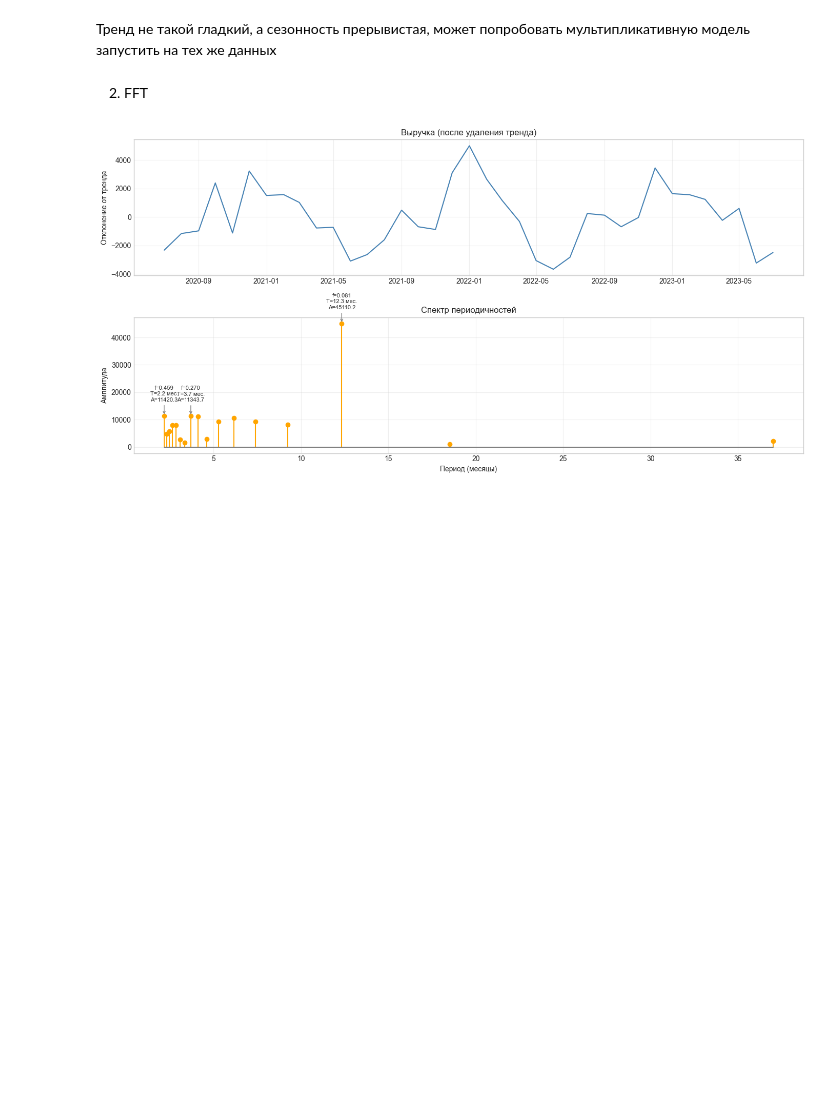
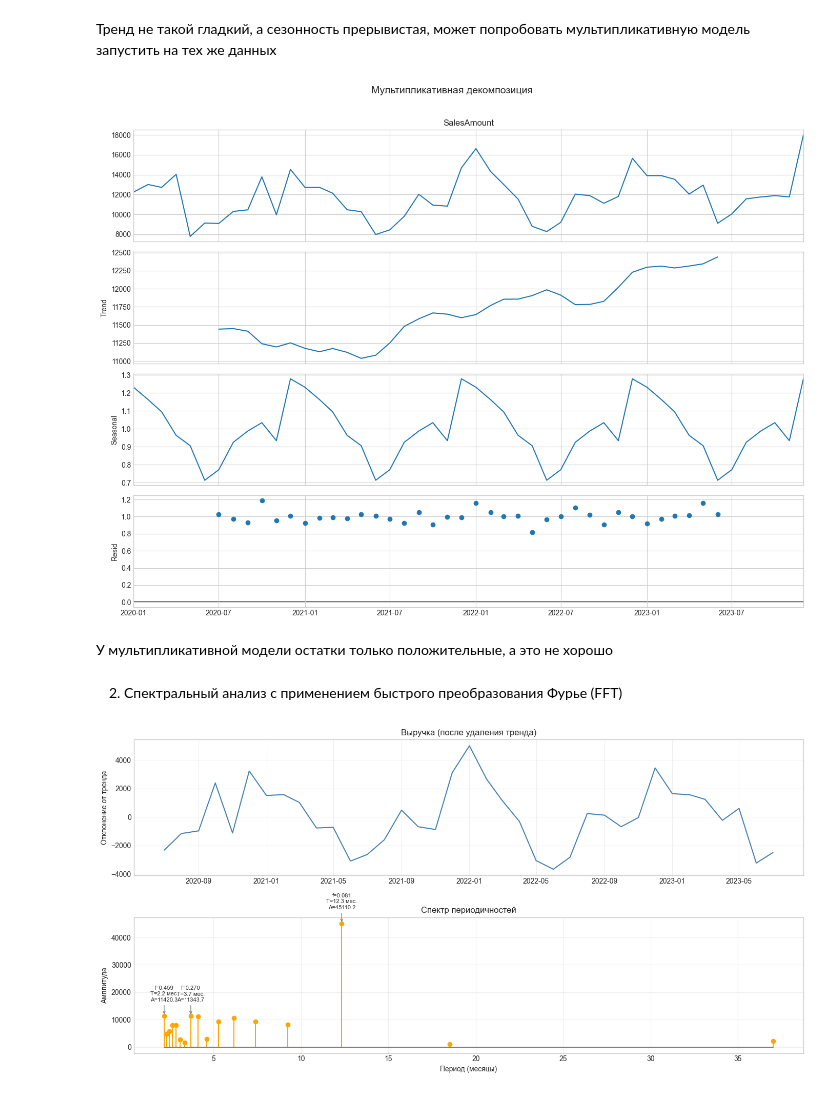
Before and after one commit to gureeva07/predictive_analytics_lab1, a Jupyter notebook: lab1.ipynb, the cells around one changed output. Saved outputs shown, nothing was run; the diff lists cells and outputs as text; code cells hidden in the pictures; blank space fills up the shorter version.

```diff
--- a/lab1.ipynb
+++ b/lab1.ipynb
@@ -266,7 +271,18 @@ plt.show()
 # %% [markdown]
 Тренд не такой гладкий, а сезонность прерывистая, может попробовать мультипликативную модель запустить на тех же данных
+# %%
+from statsmodels.tsa.seasonal import seasonal_decompose
+
+decompose_mult = seasonal_decompose(df['SalesAmount'], model='multiplicative', period=12)
+decompose_mult.plot()
+plt.suptitle('Мультипликативная декомпозиция', y=1.05, fontsize=14)
+plt.show()
+# %% [output]
+[figure, added]
+# %% [markdown]
+У мультипликативной модели остатки только положительные, а это не хорошо
 # %% [markdown]
-2. FFT
+2. Спектральный анализ с применением быстрого преобразования Фурье (FFT)
 # %%
 from scipy.fft import fft, fftfreq
 import numpy as np
```
Also changed, not shown: parts of 9 cells of this notebook.
